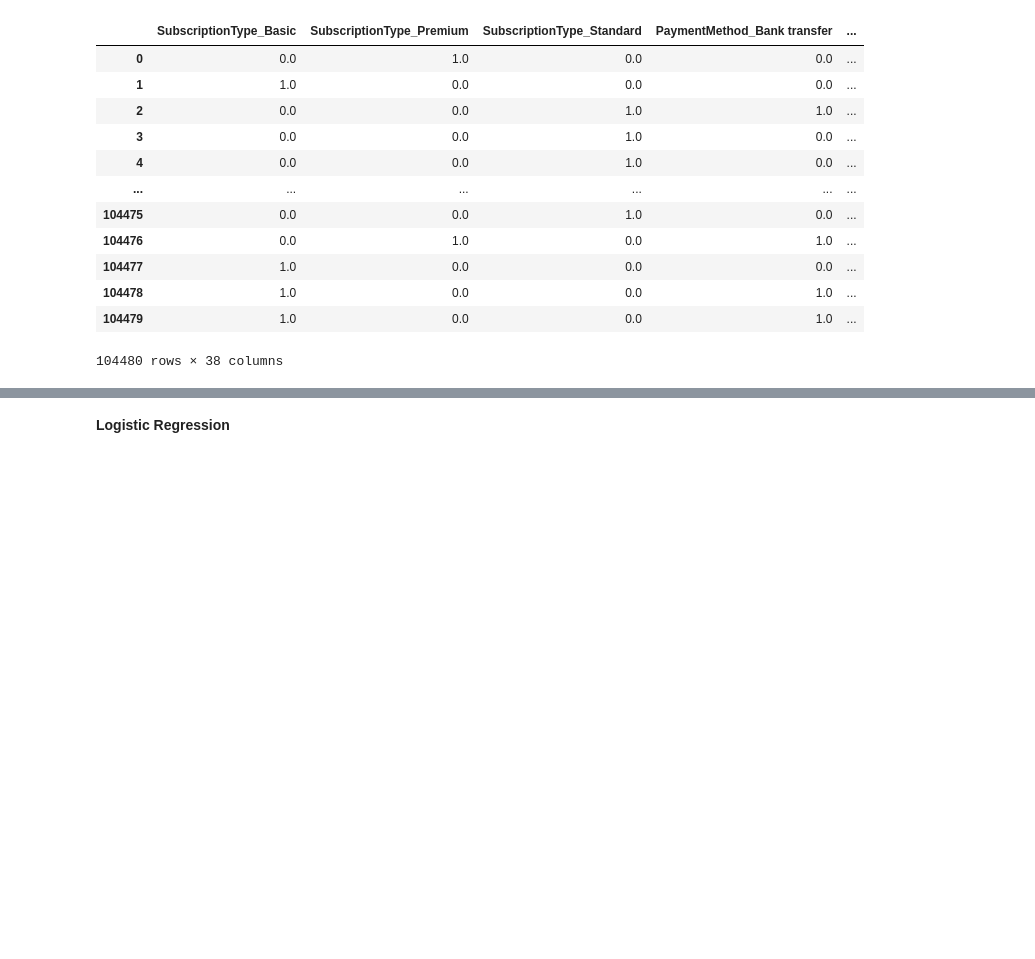
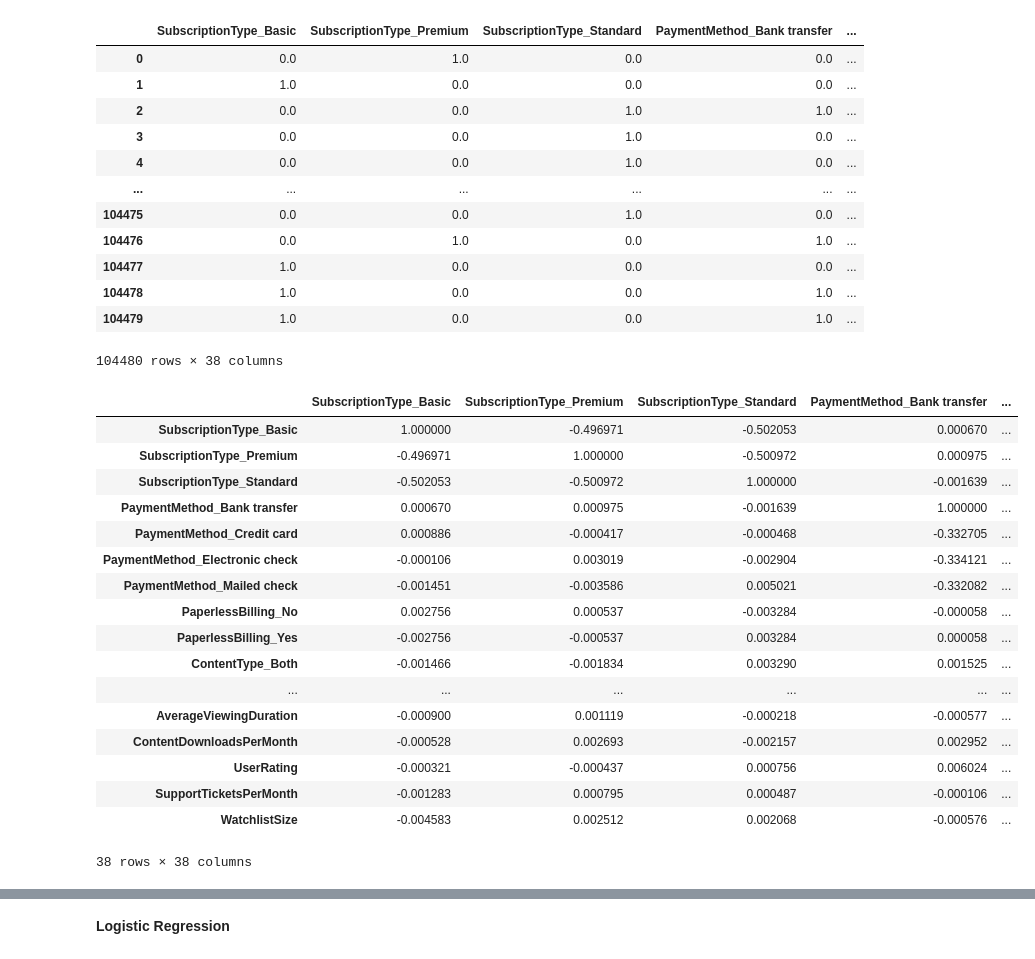
Before and after one commit to Littlewart213/Churn-Prediction, a Jupyter notebook: ChurnPrediction.ipynb, the cells around one changed output, grey strips where cells are left out. Cells and saved outputs as stored; diff of their text form; code cells hidden in the pictures; blank space fills up the shorter version.

```diff
--- a/ChurnPrediction.ipynb
+++ b/ChurnPrediction.ipynb
@@ -499,3 +497,24 @@ X_Test_final
 | 104478 | 1.0 | 0.0 | 0.0 | 1.0 | ... |
 | 104479 | 1.0 | 0.0 | 0.0 | 1.0 | ... |
 104480 rows × 38 columns
+# %%
+X_Train_final.corr()
+# %% [output]
+|  | SubscriptionType_Basic | SubscriptionType_Premium | SubscriptionType_Standard | PaymentMethod_Bank transfer | ... |
+| SubscriptionType_Basic | 1.000000 | -0.496971 | -0.502053 | 0.000670 | ... |
+| SubscriptionType_Premium | -0.496971 | 1.000000 | -0.500972 | 0.000975 | ... |
+| SubscriptionType_Standard | -0.502053 | -0.500972 | 1.000000 | -0.001639 | ... |
+| PaymentMethod_Bank transfer | 0.000670 | 0.000975 | -0.001639 | 1.000000 | ... |
+| PaymentMethod_Credit card | 0.000886 | -0.000417 | -0.000468 | -0.332705 | ... |
+| PaymentMethod_Electronic check | -0.000106 | 0.003019 | -0.002904 | -0.334121 | ... |
+| PaymentMethod_Mailed check | -0.001451 | -0.003586 | 0.005021 | -0.332082 | ... |
+| PaperlessBilling_No | 0.002756 | 0.000537 | -0.003284 | -0.000058 | ... |
+| PaperlessBilling_Yes | -0.002756 | -0.000537 | 0.003284 | 0.000058 | ... |
+| ContentType_Both | -0.001466 | -0.001834 | 0.003290 | 0.001525 | ... |
+| ... | ... | ... | ... | ... | ... |
+| AverageViewingDuration | -0.000900 | 0.001119 | -0.000218 | -0.000577 | ... |
+| ContentDownloadsPerMonth | -0.000528 | 0.002693 | -0.002157 | 0.002952 | ... |
+| UserRating | -0.000321 | -0.000437 | 0.000756 | 0.006024 | ... |
+| SupportTicketsPerMonth | -0.001283 | 0.000795 | 0.000487 | -0.000106 | ... |
+| WatchlistSize | -0.004583 | 0.002512 | 0.002068 | -0.000576 | ... |
+38 rows × 38 columns
```
Also changed, not shown: parts of 23 cells of this notebook.
